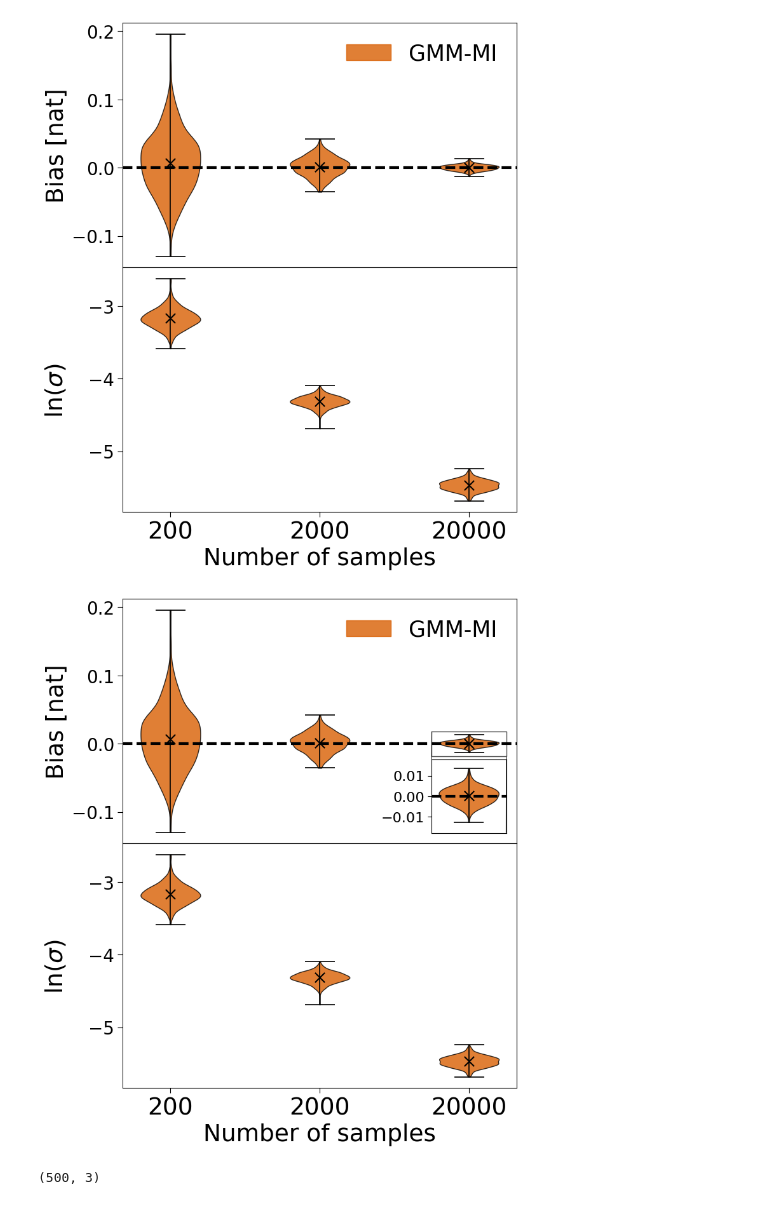
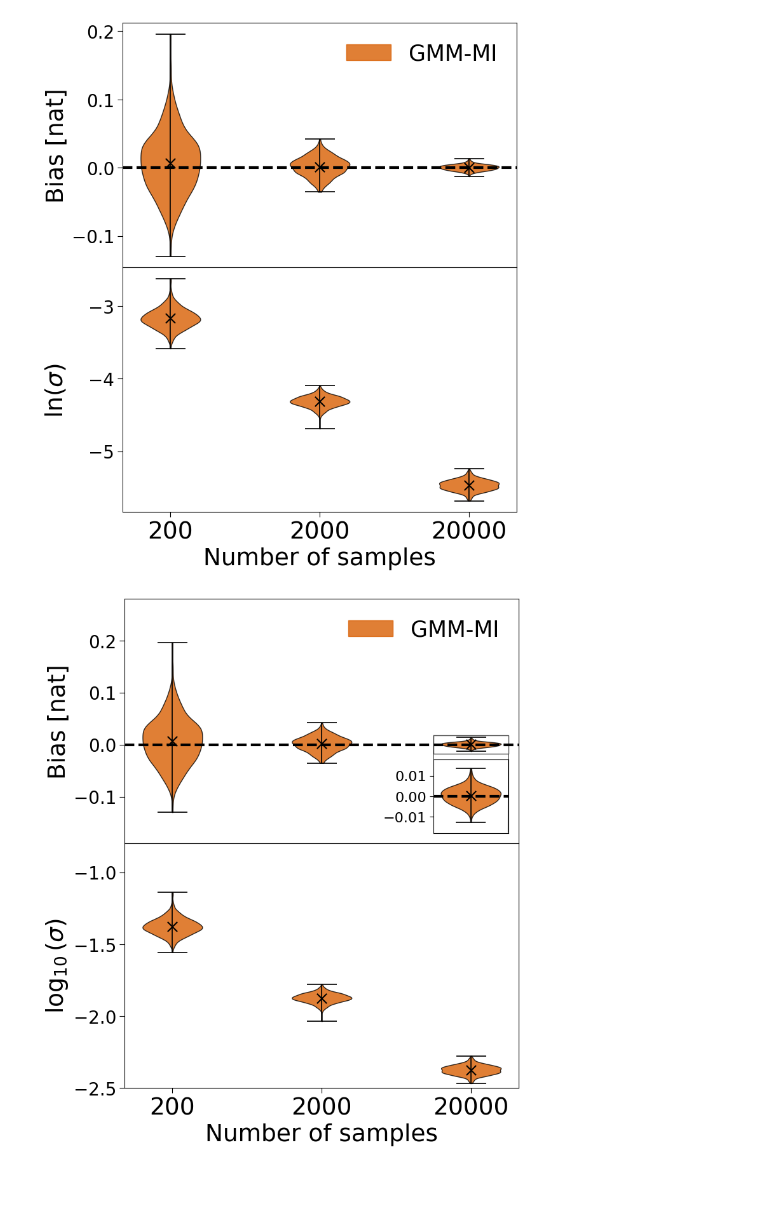
Before and after one commit to dpiras/GMM-MI, a Jupyter notebook: notebooks/invariance_bias/1_transformation_invariance_identity.ipynb, the cells around one changed output. Saved outputs shown, nothing was run; the diff lists cells and outputs as text; code cells hidden in the pictures.

```diff
--- a/notebooks/invariance_bias/1_transformation_invariance_identity.ipynb
+++ b/notebooks/invariance_bias/1_transformation_invariance_identity.ipynb
@@ -169,7 +169,7 @@ std_values = np.zeros((len(N_values), 500))
 for i, N in enumerate(N_values):
     MI_file = np.load(f'./results/MI_{transformation}_500_{N}.npy')
     y_values[i] = MI_file[:, 0]-analytic
-    std_values[i] = np.log(MI_file[:, 1])
+    std_values[i] = np.log10(MI_file[:, 1])
 
 alpha=1
 fontsize=27
@@ -193,6 +193,7 @@ xy = np.array(xy)
 ax1.scatter(xy[:,0], xy[:,1], s=121, c="black", marker="x", zorder=3)
 # make lines invisible
 parts['cmeans'].set_visible(False)
+ax1.set_ylim((-0.19, 0.28))
 
 axins = inset_axes(ax1, width="19%", height="30%", borderpad=1.2, loc=4)
                    #bbox_to_anchor = (592, 490, 400, 400), )
@@ -220,37 +221,33 @@ axins.set_xlim((2.75, 3.25))
 mark_inset(ax1, axins, loc1=2, loc2=4, fc="none", ec="0.3")
 axins.set_facecolor('white')
 
 parts = ax2.violinplot(std_values.T, showmeans=True, widths=widths)
 for pc in parts['bodies']:
     pc.set_facecolor(color)
     pc.set_edgecolor('black')
     pc.set_alpha(0.8)
 for partname in ('cbars','cmins','cmaxes','cmeans'):
     vp = parts[partname]
     vp.set_edgecolor('black')
     vp.set_linewidth(1.2)
 xy = [[l.vertices[:,0].mean(),l.vertices[0,1]] for l in parts['cmeans'].get_paths()]
 xy = np.array(xy)
 ax2.scatter(xy[:,0], xy[:,1], s=121, c="black", marker="x", zorder=3)
 # make lines invisible
 parts['cmeans'].set_visible(False)
-
+ax2.set_ylim((-2.5, -0.8))
 
 ax1.tick_params(axis='both', which='major', labelsize=20, size=6)
 ax2.tick_params(axis='both', which='major', labelsize=20, size=6)
 ax2.set_xlabel('Number of samples', fontsize=fontsize)
 ax1.set_ylabel('Bias [nat]', fontsize=fontsize)
-ax2.set_ylabel('$\ln(\sigma)$', fontsize=fontsize)
+ax2.set_ylabel('$\log_{10}(\sigma)$', fontsize=fontsize)
 fig.subplots_adjust(wspace=0, hspace=0)
 ax1.legend(*zip(*labels), loc='upper right', frameon=False, fontsize=25)
 ax2.set_xticks(np.arange(1, 4))
 ax2.set_xticklabels(N_values, fontsize=fontsize)
 
 fig.align_ylabels()
 fig.savefig(f'./figures/{transformation}_transformation.pdf', bbox_inches='tight');
 # %% [output]
-[figure, old version]
+[figure, new version]
-# %%
-y_values.T.shape
-# %% [output]
-(500, 3)
```
Also changed, not shown: 7 other files.
